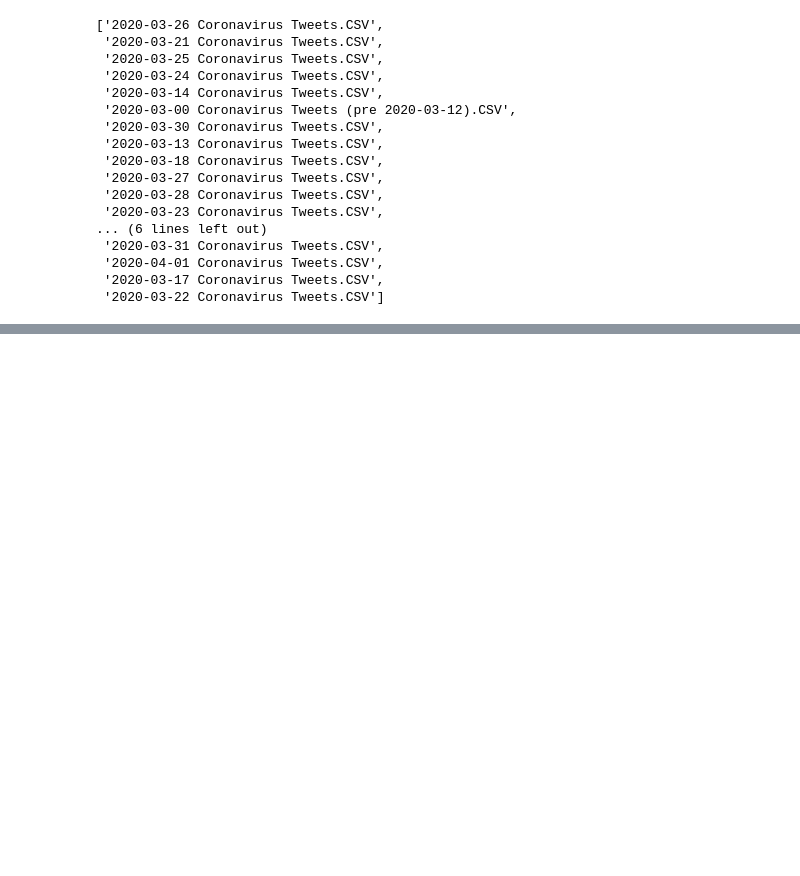
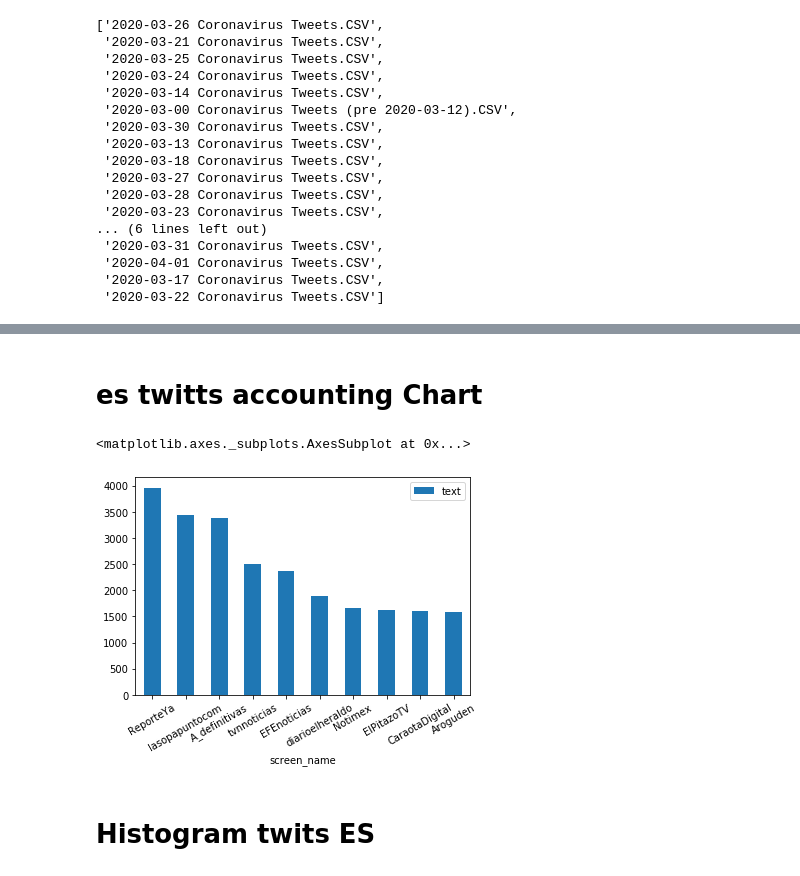
Before and after one commit to gachet/covid19-1, a Jupyter notebook: eda/eda.ipynb, the cells around one changed output, grey strips where cells are left out. Drawn from its saved outputs; the diff is of its cells as text; code cells hidden in the pictures; blank space fills up the shorter version.

```diff
--- a/eda/eda.ipynb
+++ b/eda/eda.ipynb
@@ -89,0 +138,4 @@ es_twitts.head(500)
+# %%
+screen_name_total = es_twitts.groupby('screen_name')['text'].nunique().reset_index()
+# %%
+ten = screen_name_total.sort_values(by='text', ascending=False).head(10)
@@ -89,0 +156,9 @@ es_twitts.head(500)
+# %% [markdown]
+# es twitts accounting Chart
+# %%
+ten.plot.bar(x='screen_name', y='text', rot=30)
+# %% [output]
+<matplotlib.axes._subplots.AxesSubplot at 0x...>
+[figure, added]
+# %% [markdown]
+# Histogram twits ES
```
Also changed, not shown: parts of 33 cells of this notebook, 1 other file.
